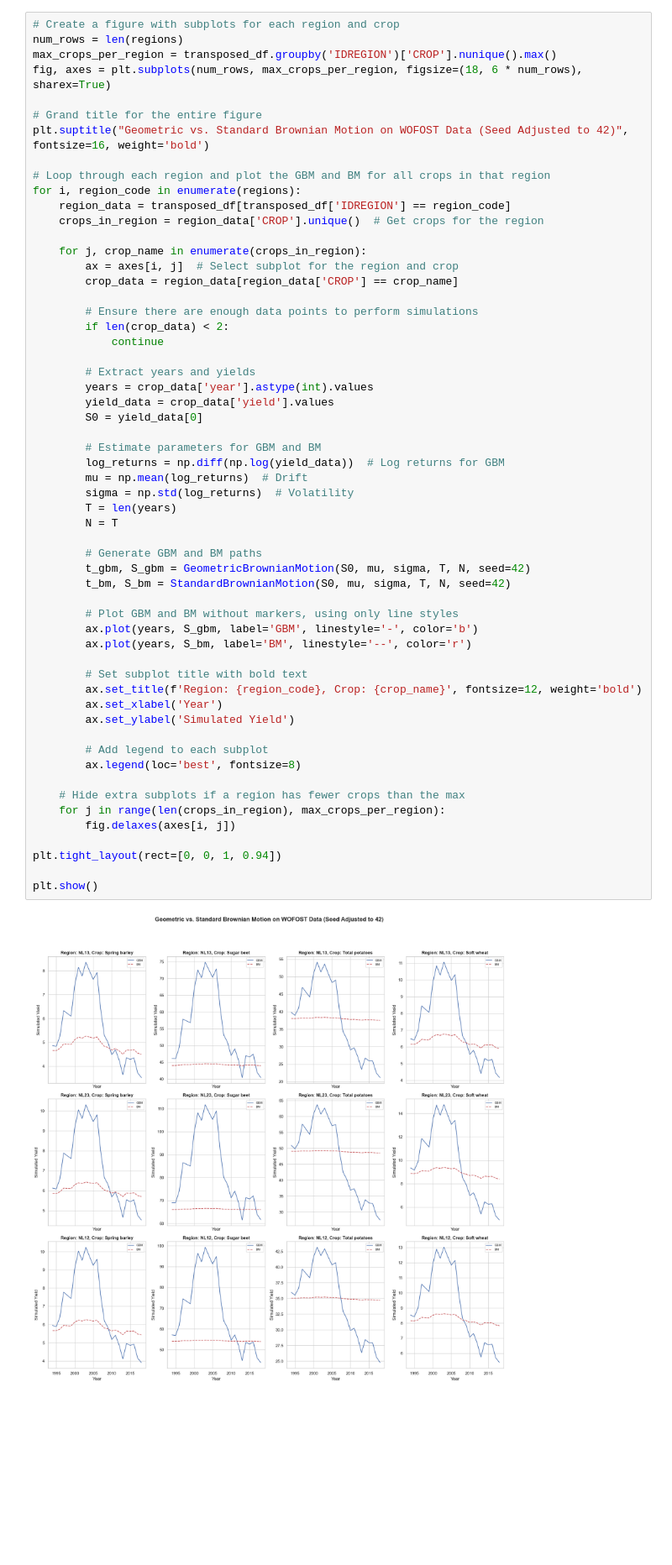
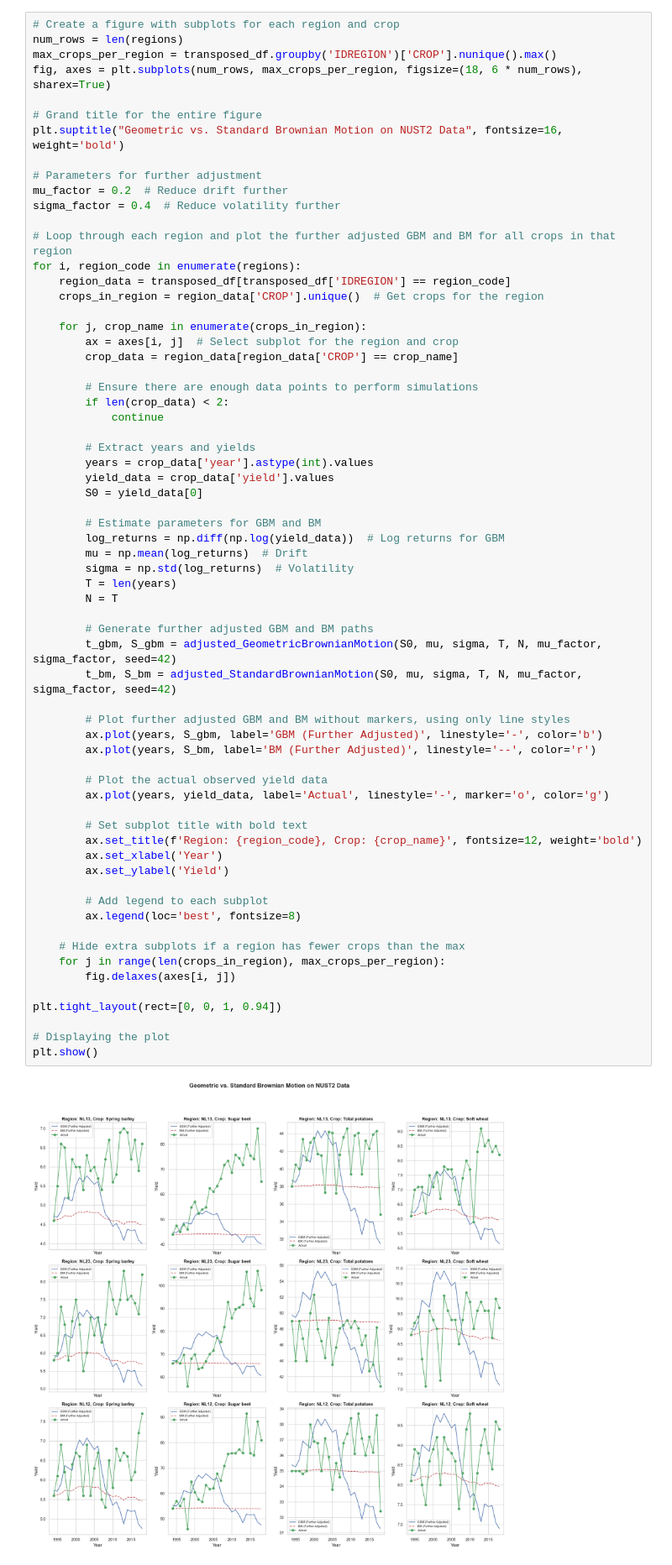
Before and after one commit to to-to-to-to/cropyield_sde, a Jupyter notebook: artifact/1.brownian_motion/gbm_bm.ipynb, the cells around one changed output. Shown at 84% size. Cells and saved outputs as stored; diff of their text form; blank space fills up the shorter version.

Commit message:
adjust GBM & BM

```diff
--- a/artifact/1.brownian_motion/gbm_bm.ipynb
+++ b/artifact/1.brownian_motion/gbm_bm.ipynb
@@ -80,9 +46,13 @@ max_crops_per_region = transposed_df.groupby('IDREGION')['CROP'].nunique().max()
 fig, axes = plt.subplots(num_rows, max_crops_per_region, figsize=(18, 6 * num_rows), sharex=True)
 
 # Grand title for the entire figure
-plt.suptitle("Geometric vs. Standard Brownian Motion on WOFOST Data (Seed Adjusted to 42)", fontsize=16, weight='bold')
+plt.suptitle("Geometric vs. Standard Brownian Motion on NUST2 Data", fontsize=16, weight='bold')
 
-# Loop through each region and plot the GBM and BM for all crops in that region
+# Parameters for further adjustment
+mu_factor = 0.2  # Reduce drift further
+sigma_factor = 0.4  # Reduce volatility further
+
+# Loop through each region and plot the further adjusted GBM and BM for all crops in that region
 for i, region_code in enumerate(regions):
     region_data = transposed_df[transposed_df['IDREGION'] == region_code]
     crops_in_region = region_data['CROP'].unique()  # Get crops for the region
@@ -97,38 +67,42 @@ for i, region_code in enumerate(regions):
 
         # Extract years and yields
         years = crop_data['year'].astype(int).values
         yield_data = crop_data['yield'].values
         S0 = yield_data[0]
 
         # Estimate parameters for GBM and BM
         log_returns = np.diff(np.log(yield_data))  # Log returns for GBM
         mu = np.mean(log_returns)  # Drift
         sigma = np.std(log_returns)  # Volatility
         T = len(years)
         N = T
 
-        # Generate GBM and BM paths
-        t_gbm, S_gbm = GeometricBrownianMotion(S0, mu, sigma, T, N, seed=42)
-        t_bm, S_bm = StandardBrownianMotion(S0, mu, sigma, T, N, seed=42)
+        # Generate further adjusted GBM and BM paths
+        t_gbm, S_gbm = adjusted_GeometricBrownianMotion(S0, mu, sigma, T, N, mu_factor, sigma_factor, seed=42)
+        t_bm, S_bm = adjusted_StandardBrownianMotion(S0, mu, sigma, T, N, mu_factor, sigma_factor, seed=42)
 
-        # Plot GBM and BM without markers, using only line styles
-        ax.plot(years, S_gbm, label='GBM', linestyle='-', color='b')
-        ax.plot(years, S_bm, label='BM', linestyle='--', color='r')
+        # Plot further adjusted GBM and BM without markers, using only line styles
+        ax.plot(years, S_gbm, label='GBM (Further Adjusted)', linestyle='-', color='b')
+        ax.plot(years, S_bm, label='BM (Further Adjusted)', linestyle='--', color='r')
+
+        # Plot the actual observed yield data
+        ax.plot(years, yield_data, label='Actual', linestyle='-', marker='o', color='g')
 
         # Set subplot title with bold text
         ax.set_title(f'Region: {region_code}, Crop: {crop_name}', fontsize=12, weight='bold')
         ax.set_xlabel('Year')
-        ax.set_ylabel('Simulated Yield')
+        ax.set_ylabel('Yield')
 
         # Add legend to each subplot
         ax.legend(loc='best', fontsize=8)
 
     # Hide extra subplots if a region has fewer crops than the max
     for j in range(len(crops_in_region), max_crops_per_region):
         fig.delaxes(axes[i, j])
 
 plt.tight_layout(rect=[0, 0, 1, 0.94])
 
+# Displaying the plot
 plt.show()
 # %% [output]
-[figure, old version]
+[figure, new version]
```
Also changed, not shown: parts of 1 cell of this notebook.
